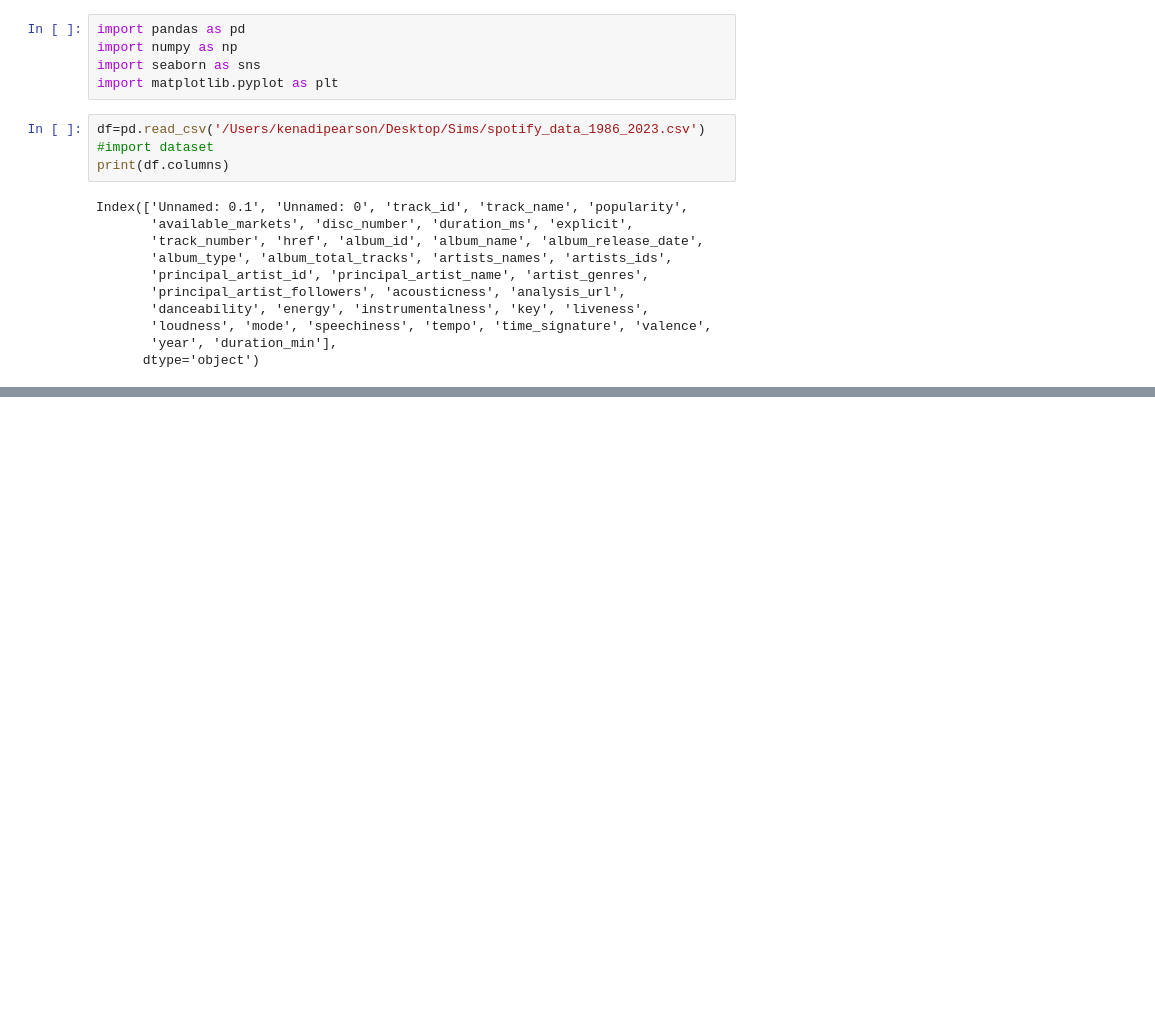
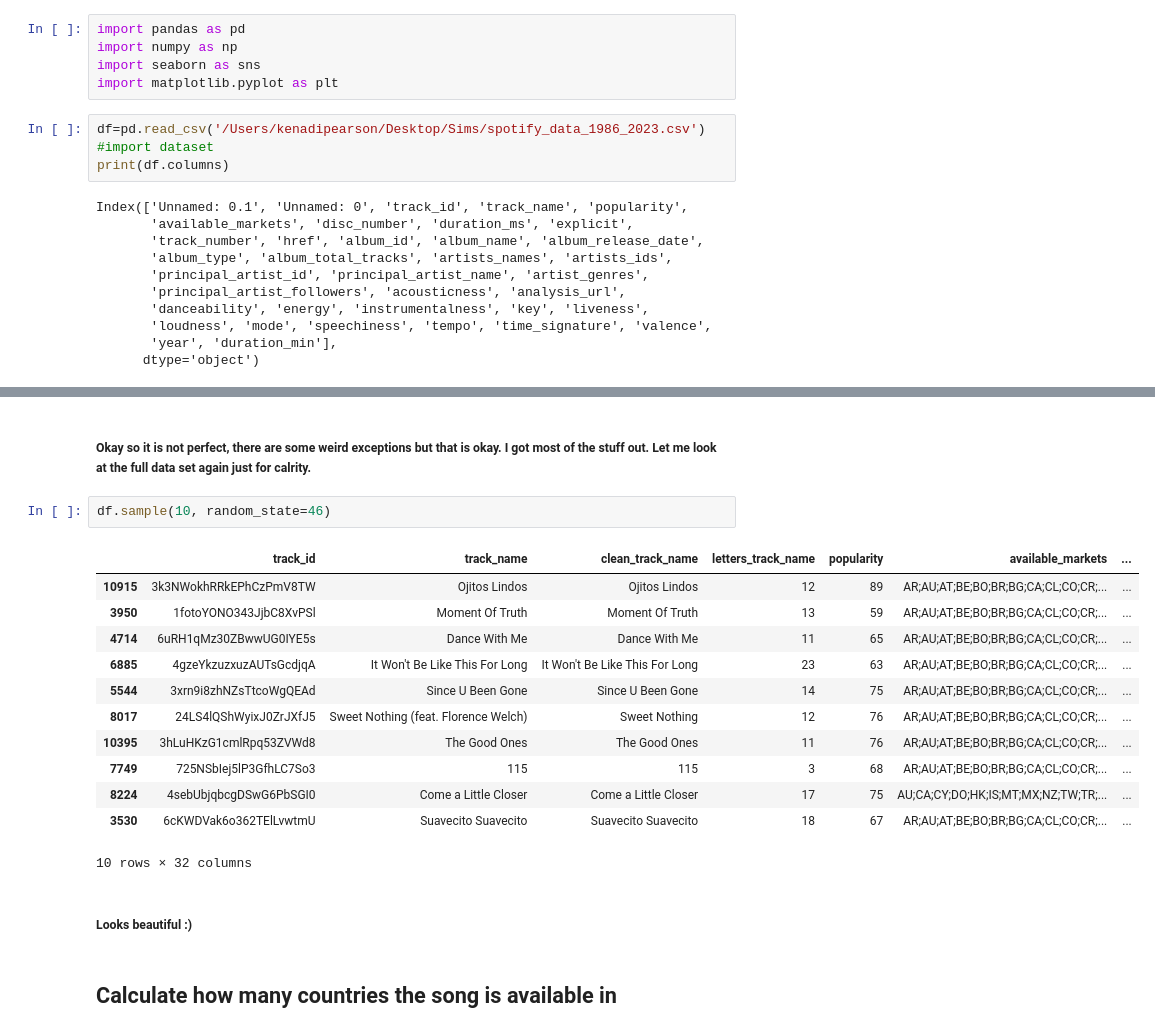
Before and after one commit to kenadipea/Simulations_Project, a Jupyter notebook: Kenadi_Scrap.ipynb, the cells around one changed output, grey strips where cells are left out. Saved outputs shown, nothing was run; the diff lists cells and outputs as text; blank space fills up the shorter version.

```diff
--- a/Kenadi_Scrap.ipynb
+++ b/Kenadi_Scrap.ipynb
@@ -109,0 +144,21 @@ df.head(100) #show me more rows for checking
+# %% [markdown]
+##### Okay so it is not perfect, there are some weird exceptions but that is okay. I got most of the stuff out. Let me look at the full data set again just for calrity.
+# %%
+df.sample(10, random_state=46)
+# %% [output]
+|  | track_id | track_name | clean_track_name | letters_track_name | popularity | available_markets | ... |
+| 10915 | 3k3NWokhRRkEPhCzPmV8TW | Ojitos Lindos | Ojitos Lindos | 12 | 89 | AR;AU;AT;BE;BO;BR;BG;CA;CL;CO;CR;... | ... |
+| 3950 | 1fotoYONO343JjbC8XvPSl | Moment Of Truth | Moment Of Truth | 13 | 59 | AR;AU;AT;BE;BO;BR;BG;CA;CL;CO;CR;... | ... |
+| 4714 | 6uRH1qMz30ZBwwUG0IYE5s | Dance With Me | Dance With Me | 11 | 65 | AR;AU;AT;BE;BO;BR;BG;CA;CL;CO;CR;... | ... |
+| 6885 | 4gzeYkzuzxuzAUTsGcdjqA | It Won't Be Like This For Long | It Won't Be Like This For Long | 23 | 63 | AR;AU;AT;BE;BO;BR;BG;CA;CL;CO;CR;... | ... |
+| 5544 | 3xrn9i8zhNZsTtcoWgQEAd | Since U Been Gone | Since U Been Gone | 14 | 75 | AR;AU;AT;BE;BO;BR;BG;CA;CL;CO;CR;... | ... |
+| 8017 | 24LS4lQShWyixJ0ZrJXfJ5 | Sweet Nothing (feat. Florence Welch) | Sweet Nothing | 12 | 76 | AR;AU;AT;BE;BO;BR;BG;CA;CL;CO;CR;... | ... |
+| 10395 | 3hLuHKzG1cmlRpq53ZVWd8 | The Good Ones | The Good Ones | 11 | 76 | AR;AU;AT;BE;BO;BR;BG;CA;CL;CO;CR;... | ... |
+| 7749 | 725NSbIej5lP3GfhLC7So3 | 115 | 115 | 3 | 68 | AR;AU;AT;BE;BO;BR;BG;CA;CL;CO;CR;... | ... |
+| 8224 | 4sebUbjqbcgDSwG6PbSGI0 | Come a Little Closer | Come a Little Closer | 17 | 75 | AU;CA;CY;DO;HK;IS;MT;MX;NZ;TW;TR;... | ... |
+| 3530 | 6cKWDVak6o362TElLvwtmU | Suavecito Suavecito | Suavecito Suavecito | 18 | 67 | AR;AU;AT;BE;BO;BR;BG;CA;CL;CO;CR;... | ... |
+10 rows × 32 columns
+# %% [markdown]
+##### Looks beautiful :)
+# %% [markdown]
+## Calculate how many countries the song is available in
```
Also changed, not shown: parts of 58 cells of this notebook, 3 other files.
